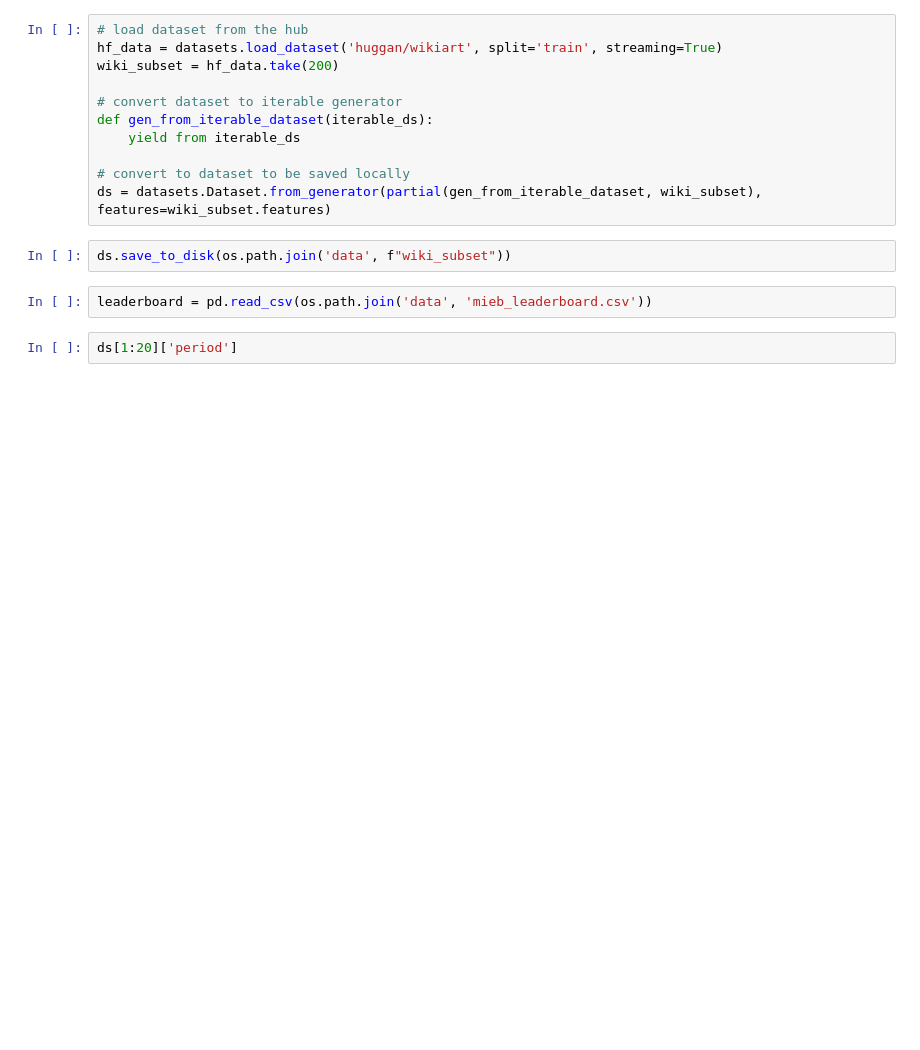
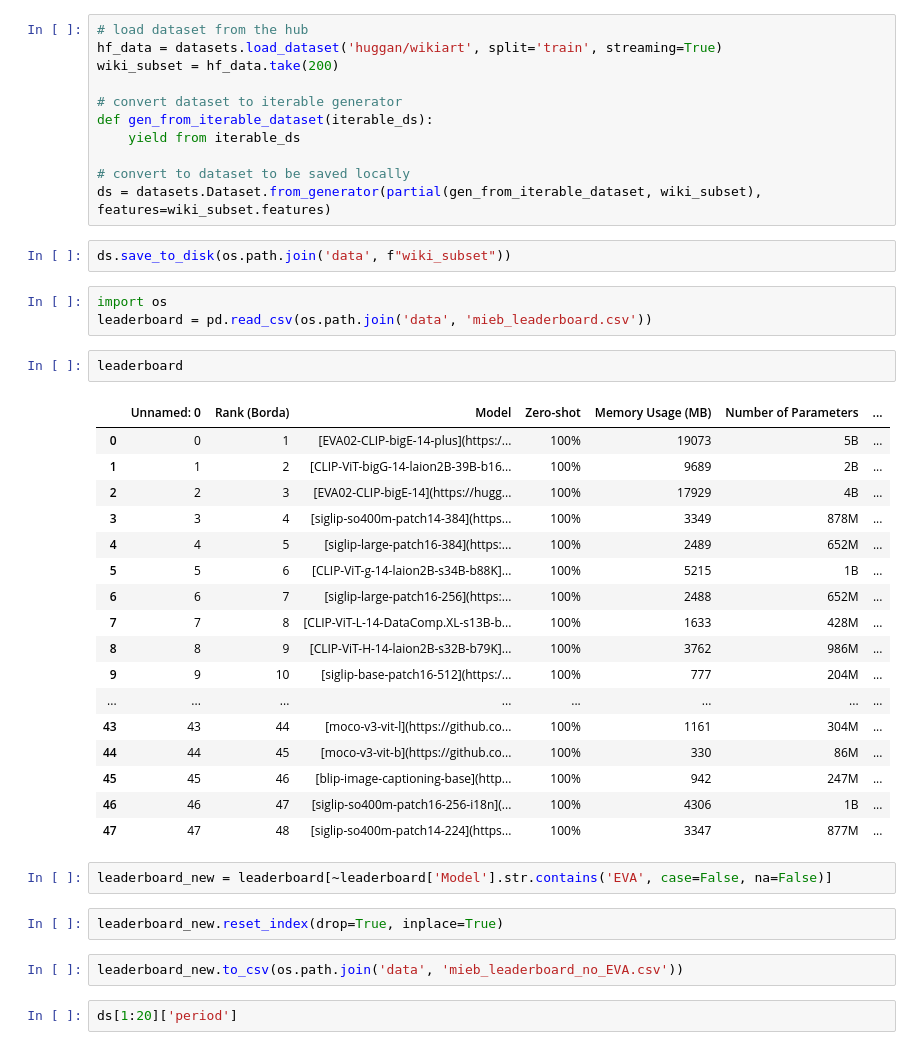
Before and after one commit to centre-for-humanities-computing/art-multimodal-benchmark, a Jupyter notebook: mieb.ipynb, the cells around one changed output. Cells and saved outputs as stored; diff of their text form; blank space fills up the shorter version.

```diff
--- a/mieb.ipynb
+++ b/mieb.ipynb
@@ -46,7 +49,34 @@ ds = datasets.Dataset.from_generator(partial(gen_from_iterable_dataset, wiki_sub
 # %%
 ds.save_to_disk(os.path.join('data', f"wiki_subset"))
 # %%
+import os
 leaderboard = pd.read_csv(os.path.join('data', 'mieb_leaderboard.csv'))
+# %%
+leaderboard
+# %% [output]
+|  | Unnamed: 0 | Rank (Borda) | Model | Zero-shot | Memory Usage (MB) | Number of Parameters | ... |
+| 0 | 0 | 1 | [EVA02-CLIP-bigE-14-plus](https:/... | 100% | 19073 | 5B | ... |
+| 1 | 1 | 2 | [CLIP-ViT-bigG-14-laion2B-39B-b16... | 100% | 9689 | 2B | ... |
+| 2 | 2 | 3 | [EVA02-CLIP-bigE-14](https://hugg... | 100% | 17929 | 4B | ... |
+| 3 | 3 | 4 | [siglip-so400m-patch14-384](https... | 100% | 3349 | 878M | ... |
+| 4 | 4 | 5 | [siglip-large-patch16-384](https:... | 100% | 2489 | 652M | ... |
+| 5 | 5 | 6 | [CLIP-ViT-g-14-laion2B-s34B-b88K]... | 100% | 5215 | 1B | ... |
+| 6 | 6 | 7 | [siglip-large-patch16-256](https:... | 100% | 2488 | 652M | ... |
+| 7 | 7 | 8 | [CLIP-ViT-L-14-DataComp.XL-s13B-b... | 100% | 1633 | 428M | ... |
+| 8 | 8 | 9 | [CLIP-ViT-H-14-laion2B-s32B-b79K]... | 100% | 3762 | 986M | ... |
+| 9 | 9 | 10 | [siglip-base-patch16-512](https:/... | 100% | 777 | 204M | ... |
+| ... | ... | ... | ... | ... | ... | ... | ... |
+| 43 | 43 | 44 | [moco-v3-vit-l](https://github.co... | 100% | 1161 | 304M | ... |
+| 44 | 44 | 45 | [moco-v3-vit-b](https://github.co... | 100% | 330 | 86M | ... |
+| 45 | 45 | 46 | [blip-image-captioning-base](http... | 100% | 942 | 247M | ... |
+| 46 | 46 | 47 | [siglip-so400m-patch16-256-i18n](... | 100% | 4306 | 1B | ... |
+| 47 | 47 | 48 | [siglip-so400m-patch14-224](https... | 100% | 3347 | 877M | ... |
+# %%
+leaderboard_new = leaderboard[~leaderboard['Model'].str.contains('EVA', case=False, na=False)]
+# %%
+leaderboard_new.reset_index(drop=True, inplace=True)
+# %%
+leaderboard_new.to_csv(os.path.join('data', 'mieb_leaderboard_no_EVA.csv'))
 # %%
 ds[1:20]['period']
 # %% [output]
```
Also changed, not shown: parts of 2 cells of this notebook, 6 other files.
